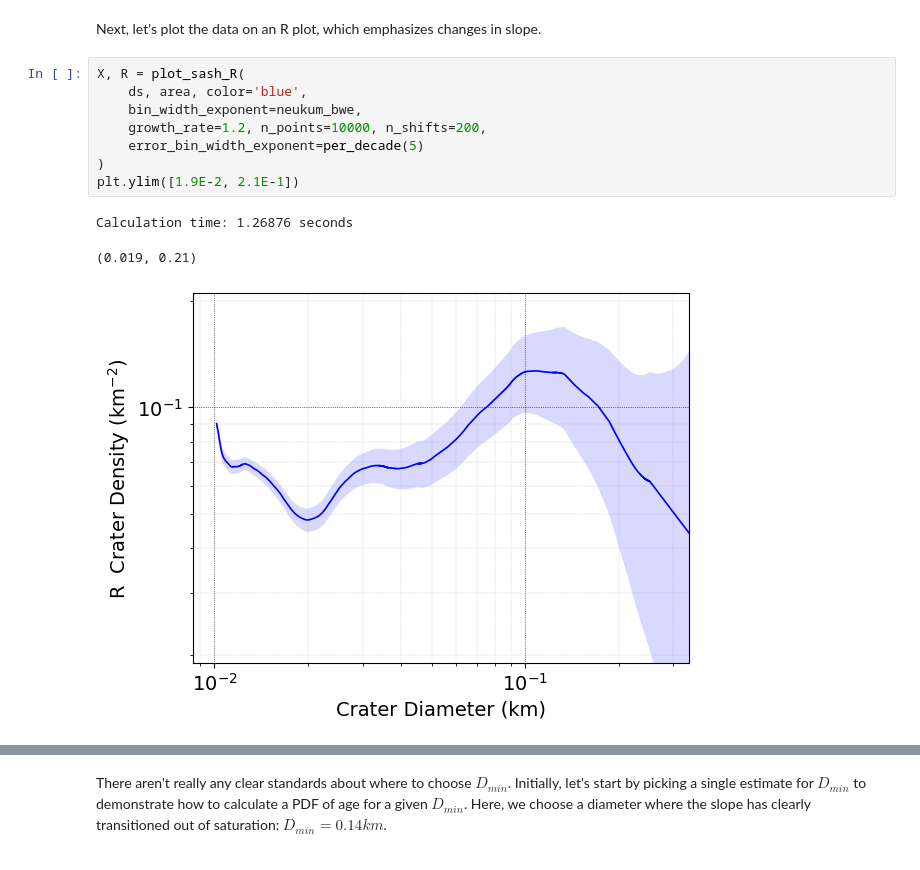
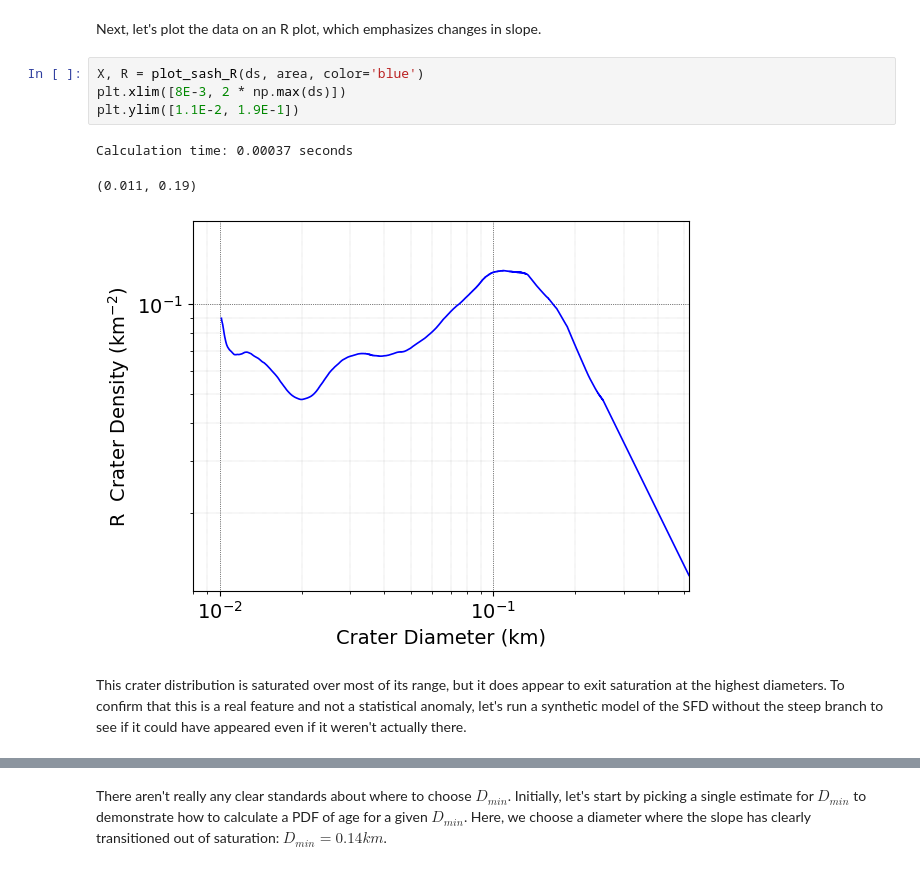
Before and after one commit to samwbell/cratersfd, a Jupyter notebook: examples/age_calculation_example.ipynb, the cells around one changed output, grey strips where cells are left out. Cells and saved outputs as stored; diff of their text form.

```diff
--- a/examples/age_calculation_example.ipynb
+++ b/examples/age_calculation_example.ipynb
@@ -40,14 +35,12 @@ plt.ylim([1E0, 1E5])
 # %% [markdown]
 Next, let's plot the data on an R plot, which emphasizes changes in slope.
 # %%
-X, R = plot_sash_R(
-    ds, area, color='blue',
-    bin_width_exponent=neukum_bwe,
-    growth_rate=1.2, n_points=10000, n_shifts=200,
-    error_bin_width_exponent=per_decade(5)
-)
-plt.ylim([1.9E-2, 2.1E-1])
+X, R = plot_sash_R(ds, area, color='blue')
+plt.xlim([8E-3, 2 * np.max(ds)])
+plt.ylim([1.1E-2, 1.9E-1])
 # %% [output]
-Calculation time: 1.26876 seconds
+Calculation time: 0.00037 seconds
-(0.019, 0.21)
+(0.011, 0.19)
-[figure, old version]
+[figure, new version]
+# %% [markdown]
+This crater distribution is saturated over most of its range, but it does appear to exit saturation at the highest diameters.  To confirm that this is a real feature and not a statistical anomaly, let's run a synthetic model of the SFD without the steep branch to see if it could have appeared even if it weren't actually there.
```
Also changed, not shown: parts of 28 cells of this notebook, 33 other files.
